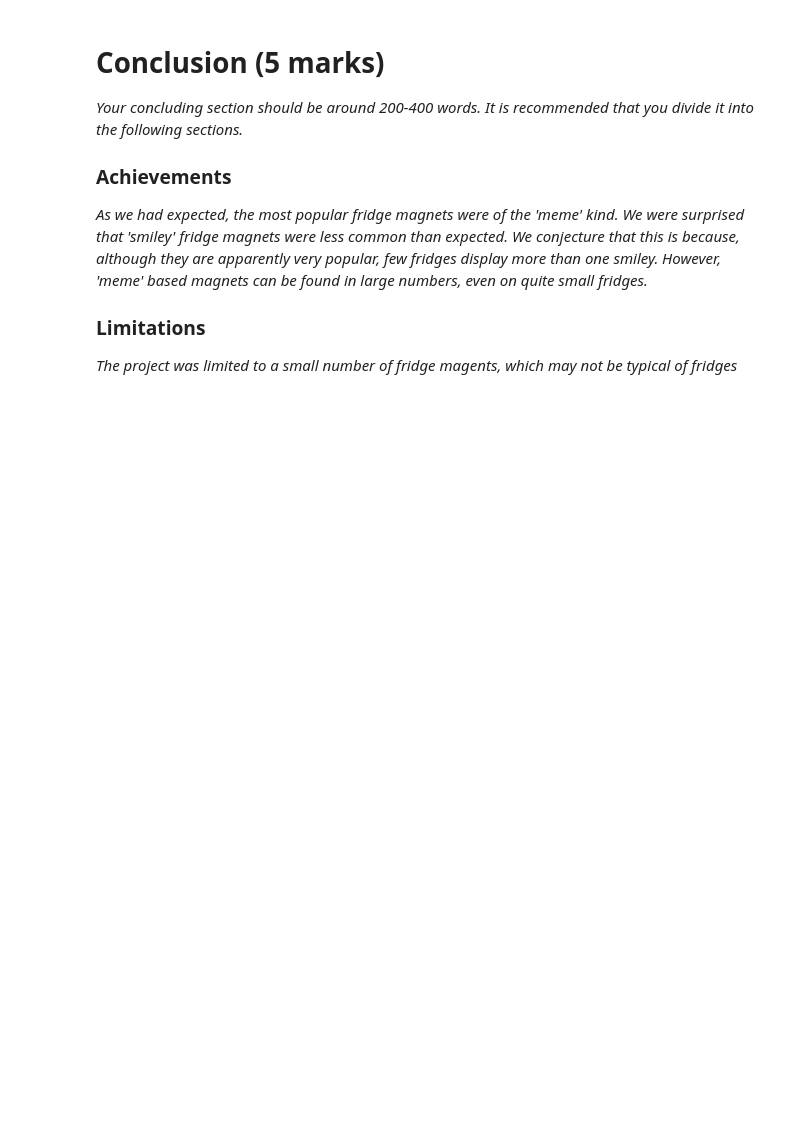
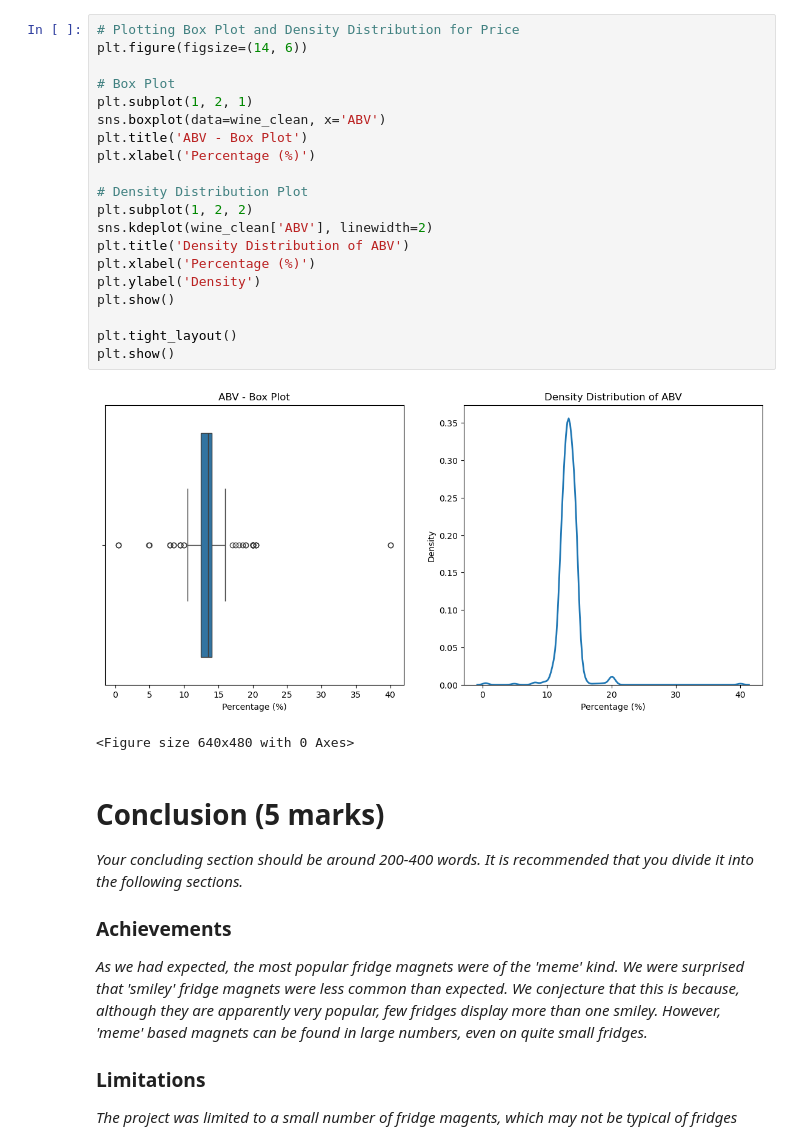
Before and after one commit to lwq1023999/COMP5712-group_coursework, a Jupyter notebook: notebook/Group project.ipynb, the cells around one changed output. Cells and saved outputs as stored; diff of their text form; blank space fills up the shorter version.

```diff
--- a/notebook/Group project.ipynb
+++ b/notebook/Group project.ipynb
@@ -316,3 +446,26 @@ fridge_sorted_bar(color='red')
+# %%
+# Plotting Box Plot and Density Distribution for Price
+plt.figure(figsize=(14, 6))
+
+# Box Plot
+plt.subplot(1, 2, 1)
+sns.boxplot(data=wine_clean, x='ABV')
+plt.title('ABV - Box Plot')
+plt.xlabel('Percentage (%)')
+
+# Density Distribution Plot
+plt.subplot(1, 2, 2)
+sns.kdeplot(wine_clean['ABV'], linewidth=2)
+plt.title('Density Distribution of ABV')
+plt.xlabel('Percentage (%)')
+plt.ylabel('Density')
+plt.show()
+
+plt.tight_layout()
+plt.show()
+# %% [output]
+[figure, added]
+<Figure size 640x480 with 0 Axes>
 # %% [markdown]
 # Conclusion (5 marks)
 
```
Also changed, not shown: parts of 51 cells of this notebook.
